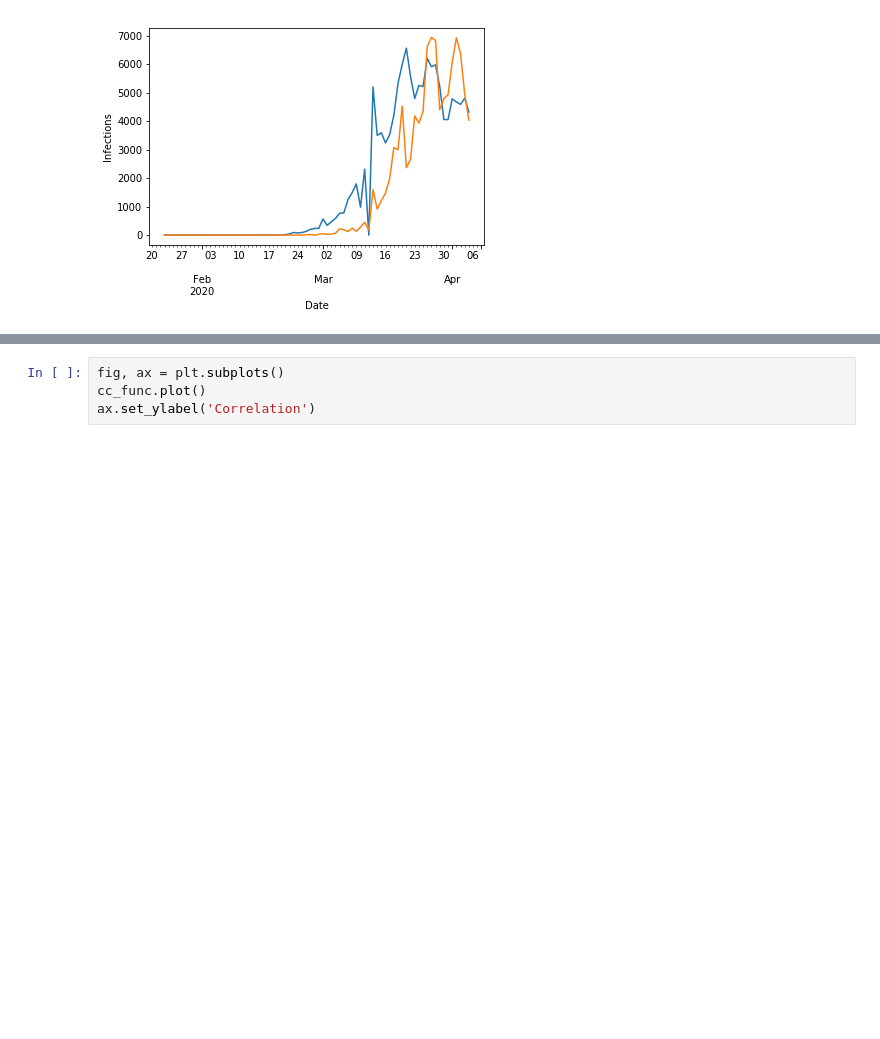
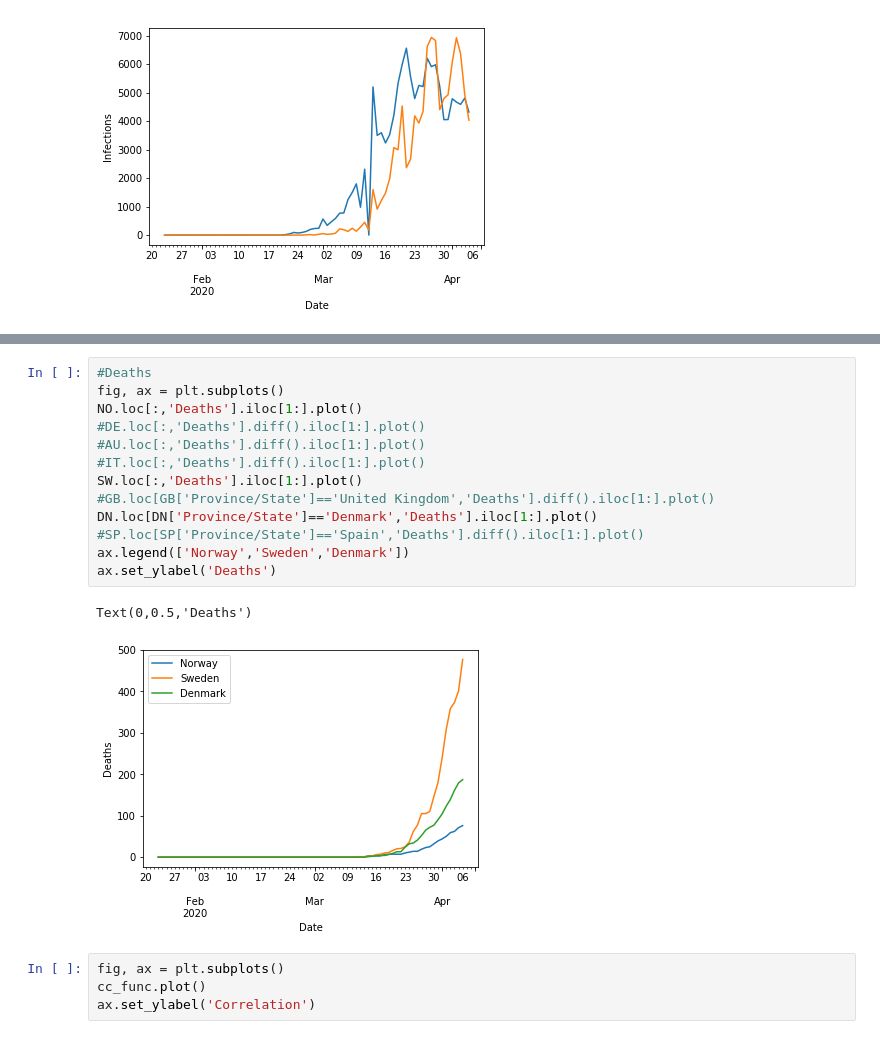
Before and after one commit to matthiasboeker/Covid_19_Forecast, a Jupyter notebook: Notebooks/ARIMA_Approach.ipynb, the cells around one changed output, grey strips where cells are left out. Cells and saved outputs as stored; diff of their text form; blank space fills up the shorter version.

```diff
--- a/Notebooks/ARIMA_Approach.ipynb
+++ b/Notebooks/ARIMA_Approach.ipynb
@@ -245,3 +308,19 @@ ValueError: Wrong number of items passed 137, placement implies 69
+# %%
+#Deaths
+fig, ax = plt.subplots()
+NO.loc[:,'Deaths'].iloc[1:].plot()
+#DE.loc[:,'Deaths'].diff().iloc[1:].plot()
+#AU.loc[:,'Deaths'].diff().iloc[1:].plot()
+#IT.loc[:,'Deaths'].diff().iloc[1:].plot()
+SW.loc[:,'Deaths'].iloc[1:].plot()
+#GB.loc[GB['Province/State']=='United Kingdom','Deaths'].diff().iloc[1:].plot()
+DN.loc[DN['Province/State']=='Denmark','Deaths'].iloc[1:].plot()
+#SP.loc[SP['Province/State']=='Spain','Deaths'].diff().iloc[1:].plot()
+ax.legend(['Norway','Sweden','Denmark'])
+ax.set_ylabel('Deaths')
+# %% [output]
+Text(0,0.5,'Deaths')
+[figure, added]
 # %%
 fig, ax = plt.subplots()
 cc_func.plot()
```
Also changed, not shown: parts of 20 cells of this notebook.
